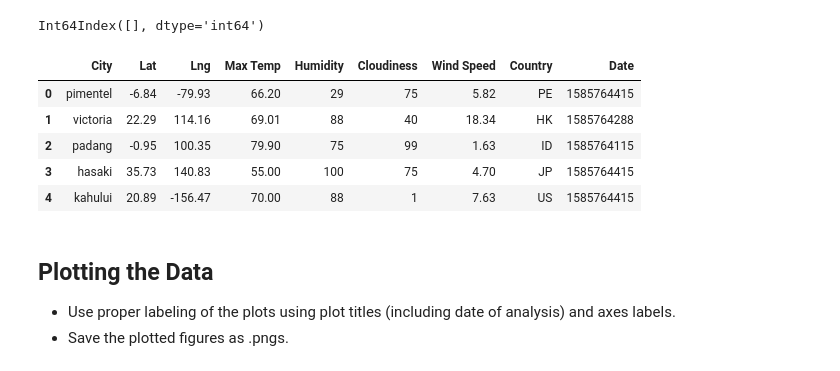
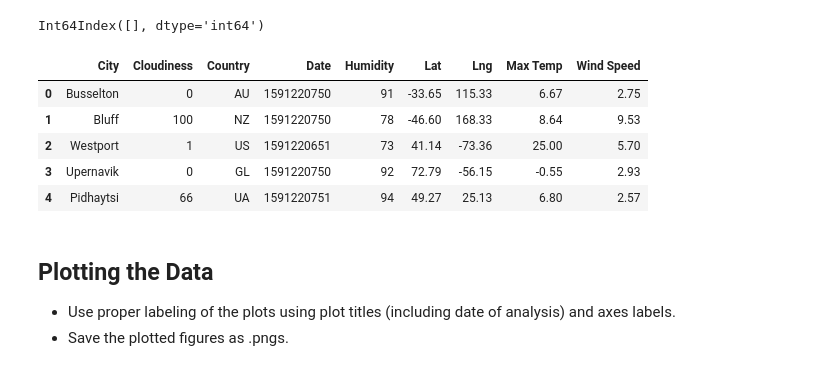
Before and after one commit to Nazzy88/Python-API---What-s-the-Weather-Like-, a Jupyter notebook: starter_code/WeatherPy.ipynb, the cells around one changed output. Cells and saved outputs as stored; diff of their text form; code cells hidden in the pictures.

```diff
--- a/starter_code/WeatherPy.ipynb
+++ b/starter_code/WeatherPy.ipynb
@@ -186,16 +191,22 @@ Skip this step if there are no cities that have humidity > 100%.
 # %%
 #  Get the indices of cities that have humidity over 100%.
+#  Get the indices of cities that have humidity over 100%.
+humid_city_data = weather_data[(weather_data["Humidity"] > 100)].index
+
+humid_city_data
 # %% [output]
 Int64Index([], dtype='int64')
 # %%
 # Make a new DataFrame equal to the city data to drop all humidity outliers by index.
 # Passing "inplace=False" will make a copy of the city_data DataFrame, which we call "clean_city_data".
+clean_city_data = weather_data.drop(humid_city_data, inplace=False)
+clean_city_data.head()
 # %% [output]
-|  | City | Lat | Lng | Max Temp | Humidity | Cloudiness | Wind Speed | Country | Date |
-| 0 | pimentel | -6.84 | -79.93 | 66.20 | 29 | 75 | 5.82 | PE | 1585764415 |
-| 1 | victoria | 22.29 | 114.16 | 69.01 | 88 | 40 | 18.34 | HK | 1585764288 |
-| 2 | padang | -0.95 | 100.35 | 79.90 | 75 | 99 | 1.63 | ID | 1585764115 |
-| 3 | hasaki | 35.73 | 140.83 | 55.00 | 100 | 75 | 4.70 | JP | 1585764415 |
-| 4 | kahului | 20.89 | -156.47 | 70.00 | 88 | 1 | 7.63 | US | 1585764415 |
+|  | City | Cloudiness | Country | Date | Humidity | Lat | Lng | Max Temp | Wind Speed |
+| 0 | Busselton | 0 | AU | 1591220750 | 91 | -33.65 | 115.33 | 6.67 | 2.75 |
+| 1 | Bluff | 100 | NZ | 1591220750 | 78 | -46.60 | 168.33 | 8.64 | 9.53 |
+| 2 | Westport | 1 | US | 1591220651 | 73 | 41.14 | -73.36 | 25.00 | 5.70 |
+| 3 | Upernavik | 0 | GL | 1591220750 | 92 | 72.79 | -56.15 | -0.55 | 2.93 |
+| 4 | Pidhaytsi | 66 | UA | 1591220751 | 94 | 49.27 | 25.13 | 6.80 | 2.57 |
 # %%
 # Extract relevant fields from the data frame
```
Also changed, not shown: parts of 35 cells of this notebook, 7 other files.
